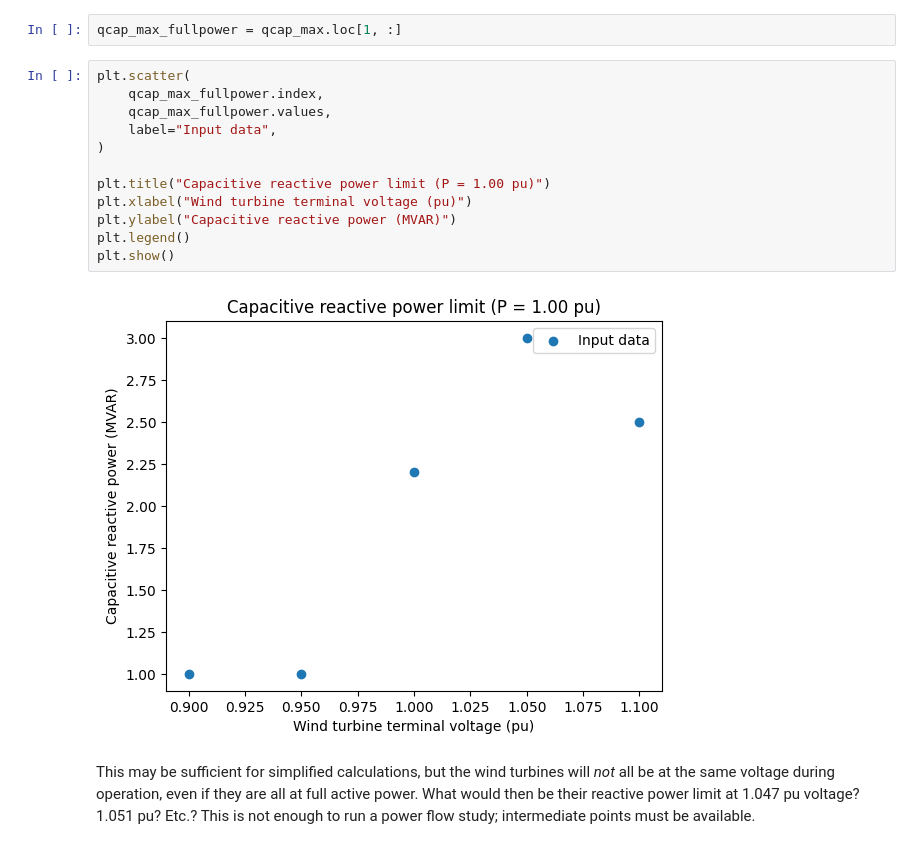
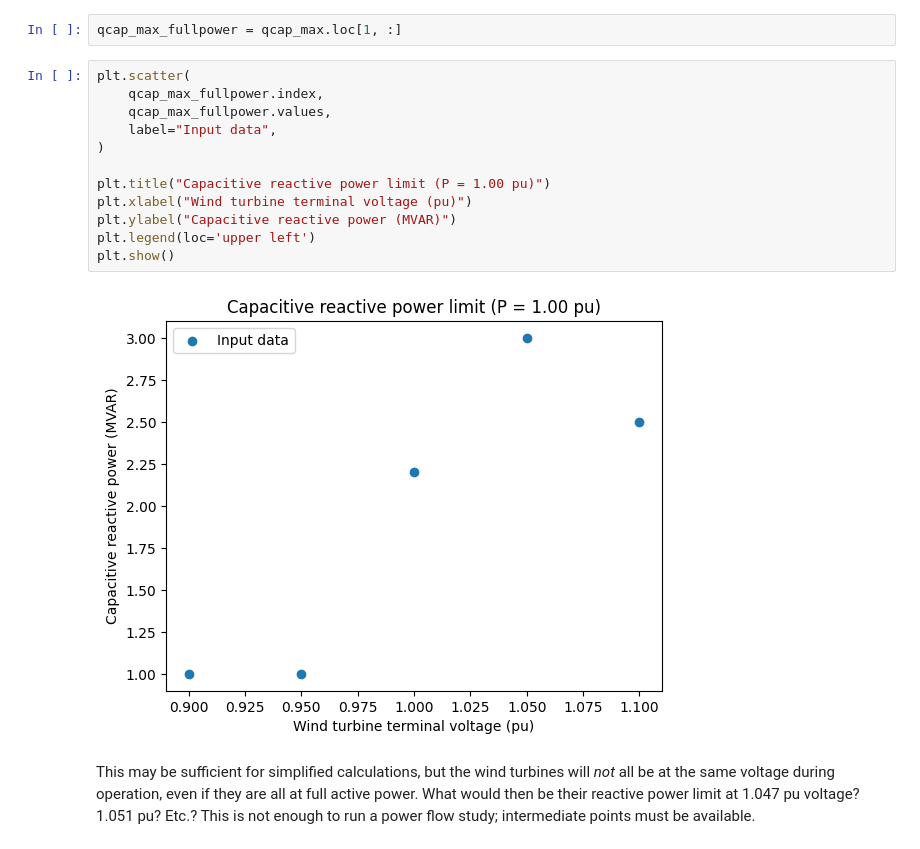
Before and after one commit to miek770/blog, a Jupyter notebook: raws/2023-07-28.ipynb, the cells around one changed output. Drawn from its saved outputs; the diff is of its cells as text.

```diff
--- a/raws/2023-07-28.ipynb
+++ b/raws/2023-07-28.ipynb
@@ -93,17 +97,17 @@ qcap_max_fullpower = qcap_max.loc[1, :]
 # %%
 plt.scatter(
     qcap_max_fullpower.index,
     qcap_max_fullpower.values,
     label="Input data",
 )
 
 plt.title("Capacitive reactive power limit (P = 1.00 pu)")
 plt.xlabel("Wind turbine terminal voltage (pu)")
 plt.ylabel("Capacitive reactive power (MVAR)")
-plt.legend()
+plt.legend(loc='upper left')
 plt.show()
 # %% [output]
-[figure, old version]
+[figure, new version]
 # %% [markdown]
 This may be sufficient for simplified calculations, but the wind turbines will *not* all be at the same voltage during operation, even if they are all at full active power. What would then be their reactive power limit at 1.047 pu voltage? 1.051 pu? Etc.? This is not enough to run a power flow study; intermediate points must be available.
 # %% [markdown]
```
Also changed, not shown: parts of 46 cells of this notebook, 20 other files.
